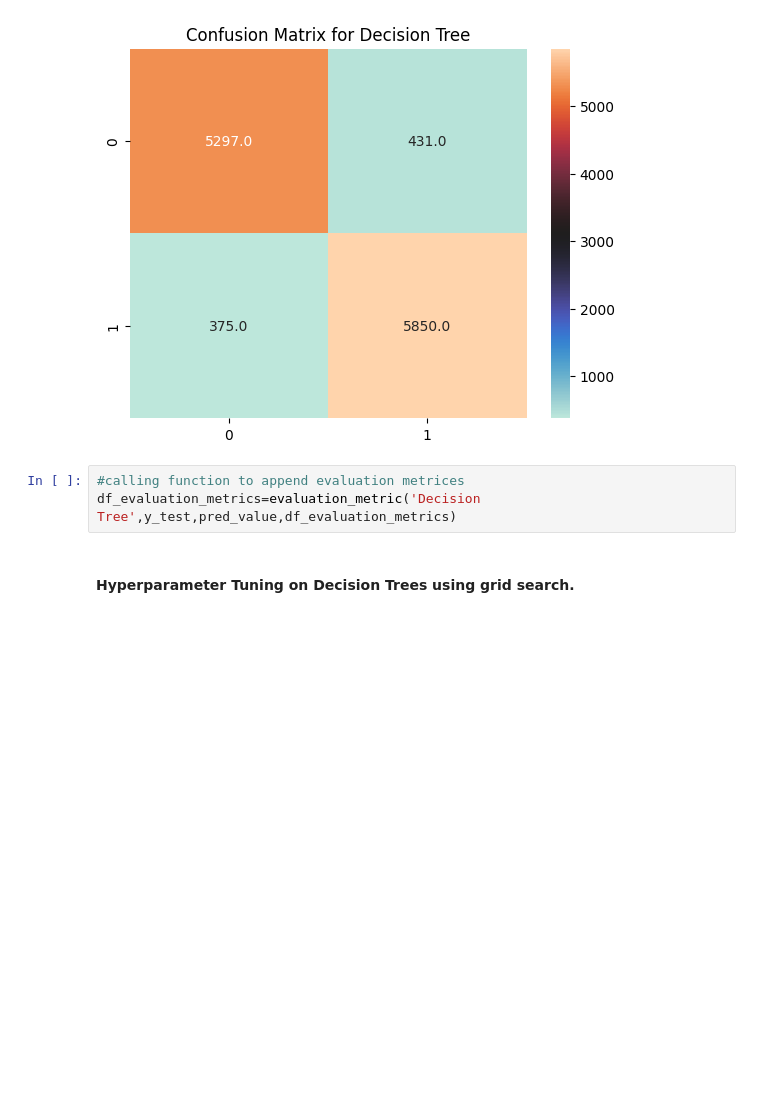
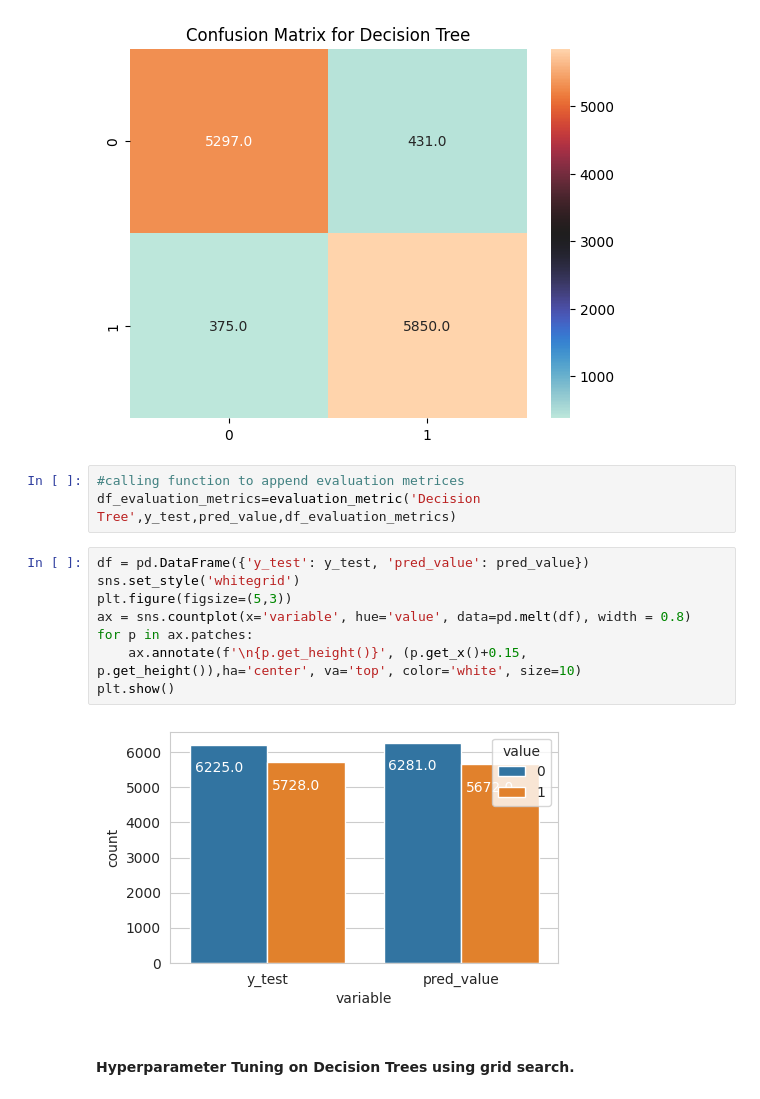
Before and after one commit to vedanttule134/Airline-Passenger-Referral-Prediction, a Jupyter notebook: Airline_Passenger_Referral_Prediction.ipynb, the cells around one changed output. Saved outputs shown, nothing was run; the diff lists cells and outputs as text; blank space fills up the shorter version.

```diff
--- a/Airline_Passenger_Referral_Prediction.ipynb
+++ b/Airline_Passenger_Referral_Prediction.ipynb
@@ -996,6 +1033,16 @@ Text(0.5, 1.0, 'Confusion Matrix for Decision Tree')
 # %%
 #calling function to append evaluation metrices
 df_evaluation_metrics=evaluation_metric('Decision Tree',y_test,pred_value,df_evaluation_metrics)
+# %%
+df = pd.DataFrame({'y_test': y_test, 'pred_value': pred_value})
+sns.set_style('whitegrid')
+plt.figure(figsize=(5,3))
+ax = sns.countplot(x='variable', hue='value', data=pd.melt(df), width = 0.8)
+for p in ax.patches:
+    ax.annotate(f'\n{p.get_height()}', (p.get_x()+0.15, p.get_height()),ha='center', va='top', color='white', size=10)
+plt.show()
+# %% [output]
+[figure, added]
 # %% [markdown]
 #### Hyperparameter Tuning on Decision Trees using grid search.
 # %%
```
Also changed, not shown: parts of 58 cells of this notebook.
